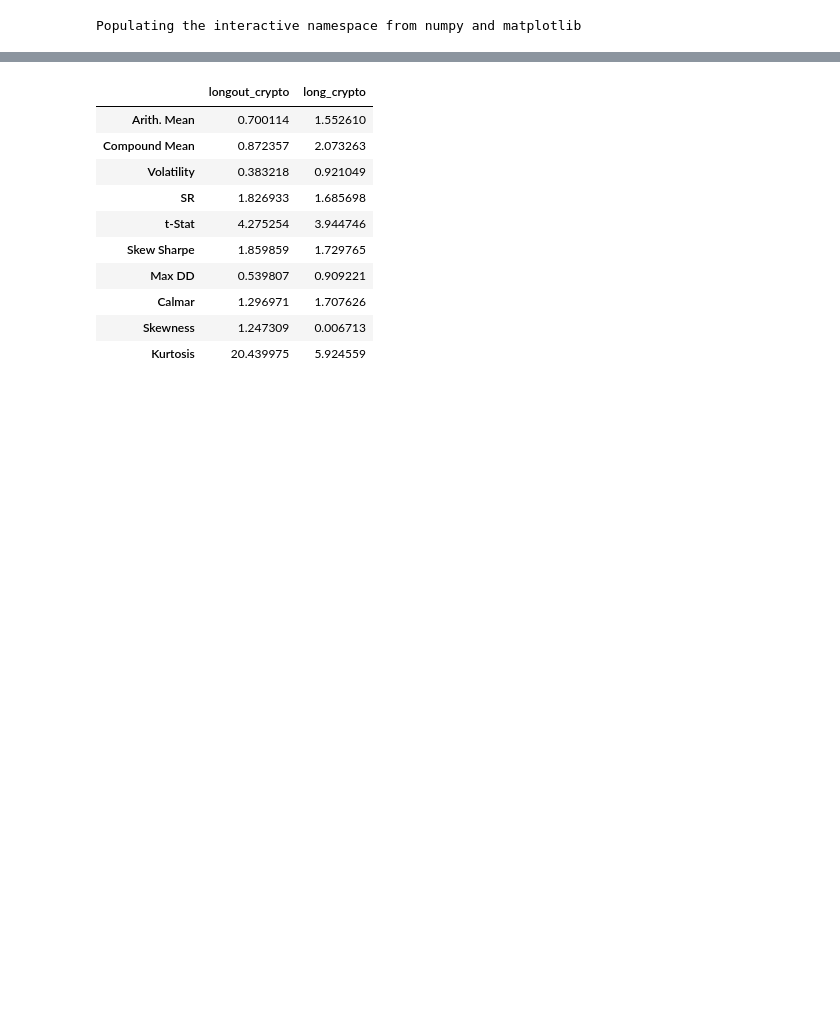
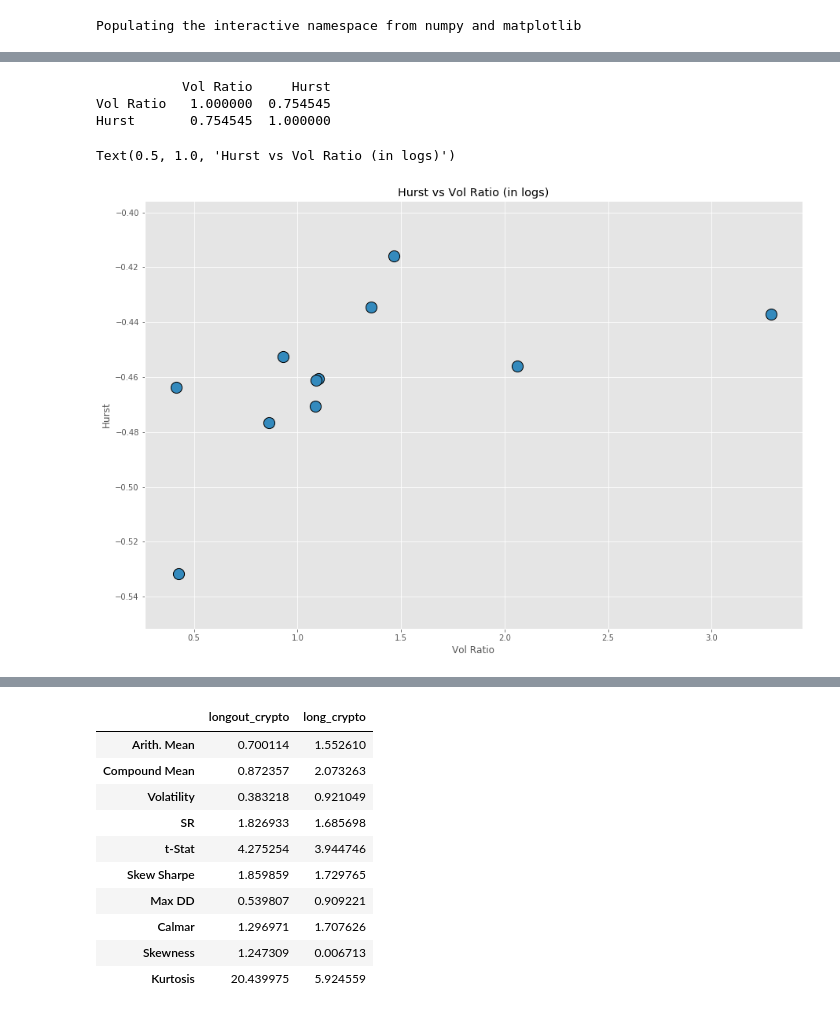
Before and after one commit to sheikhsadik/ProjectNotebooks, a Jupyter notebook: Cryptocurrency Analysis/crypto.ipynb, the cells around one changed output, grey strips where cells are left out. Saved outputs shown, nothing was run; the diff lists cells and outputs as text; code cells hidden in the pictures; blank space fills up the shorter version.

```diff
--- a/Cryptocurrency Analysis/crypto.ipynb
+++ b/Cryptocurrency Analysis/crypto.ipynb
@@ -294,0 +194,18 @@ hurst_df = (crypto_rets+1).cumprod().apply(np.log).rolling(63).apply(sh.get_hurs
+# %%
+autocorr_df = ((crypto_rets+1).cumprod().resample('Q').last().pct_change().std()*np.sqrt(4)).\
+            divide((crypto_rets+1).cumprod().resample('B').last().pct_change().std()*np.sqrt(252)).to_frame('Vol Ratio')
+autocorr_df['Hurst'] = (crypto_rets+1).cumprod().dropna().apply(np.log).apply(sh.get_hurst_exponent, args=(100,), raw=True)
+
+print(autocorr_df.corr('spearman'))
+autocorr_df.apply(np.log).plot(kind='scatter',
+                               y='Hurst',
+                               x='Vol Ratio',
+                               lw=1,s=200,
+                               edgecolors= 'black')
+plt.title('Hurst vs Vol Ratio (in logs)')
+# %% [output]
+           Vol Ratio     Hurst
+Vol Ratio   1.000000  0.754545
+Hurst       0.754545  1.000000
+Text(0.5, 1.0, 'Hurst vs Vol Ratio (in logs)')
+[figure, added]
```
Also changed, not shown: parts of 15 cells of this notebook.
